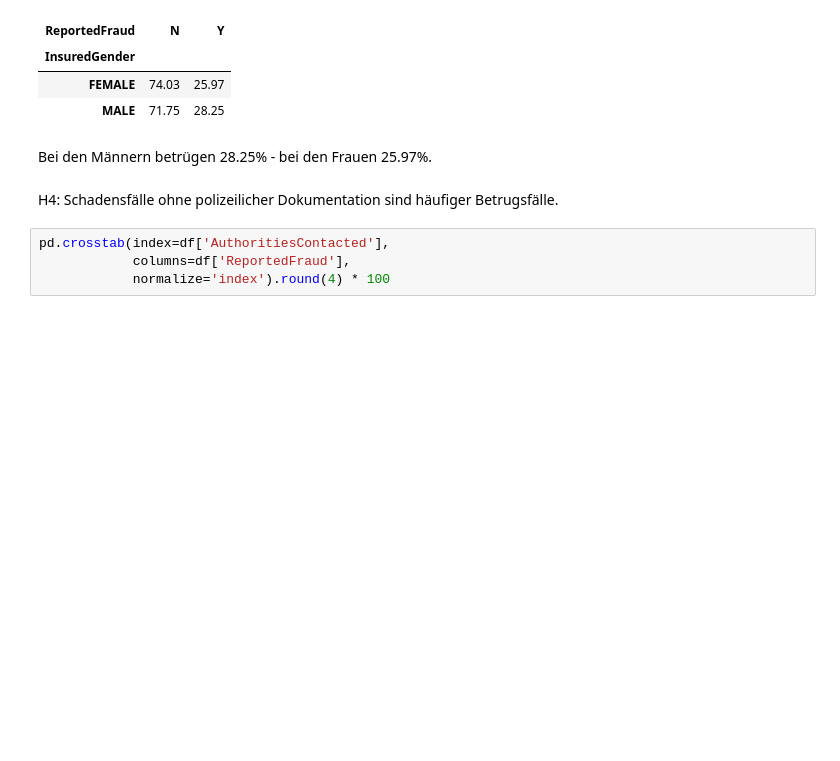
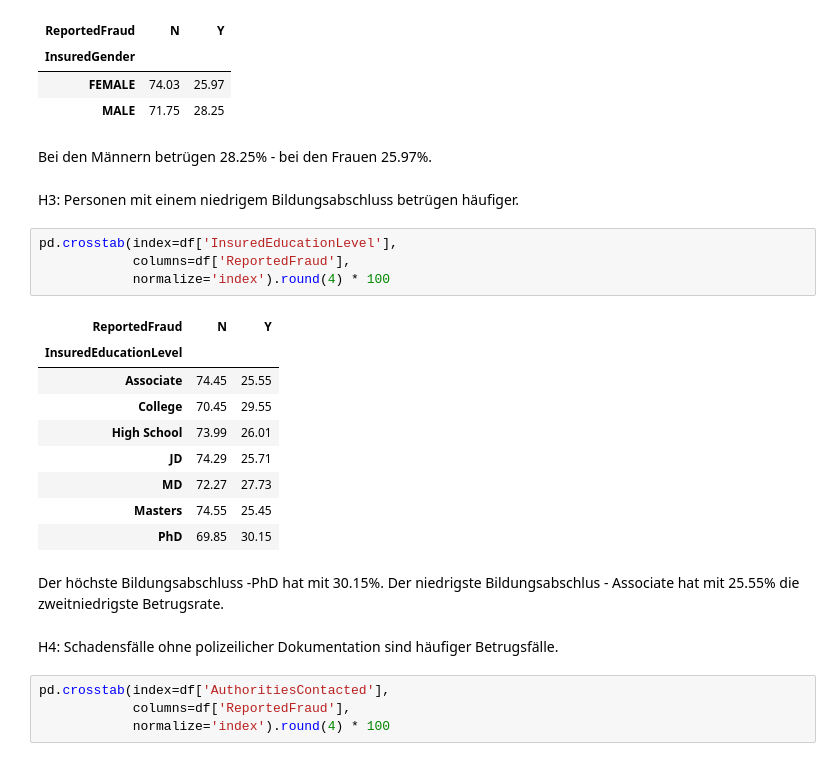
Before and after one commit to christophersegatz/dst-project, a Jupyter notebook: notebooks/draft-analysis.ipynb, the cells around one changed output. Drawn from its saved outputs; the diff is of its cells as text; blank space fills up the shorter version.

```diff
--- a/notebooks/draft-analysis.ipynb
+++ b/notebooks/draft-analysis.ipynb
@@ -206,6 +206,24 @@ pd.crosstab(index=df['InsuredGender'],
 | MALE | 71.75 | 28.25 |
 # %% [markdown]
 Bei den Männern betrügen 28.25% - bei den Frauen 25.97%.
+# %% [markdown]
+H3: Personen mit einem niedrigem Bildungsabschluss betrügen häufiger.
+# %%
+pd.crosstab(index=df['InsuredEducationLevel'],
+            columns=df['ReportedFraud'],
+            normalize='index').round(4) * 100
+# %% [output]
+| ReportedFraud | N | Y |
+| InsuredEducationLevel |  |  |
+| Associate | 74.45 | 25.55 |
+| College | 70.45 | 29.55 |
+| High School | 73.99 | 26.01 |
+| JD | 74.29 | 25.71 |
+| MD | 72.27 | 27.73 |
+| Masters | 74.55 | 25.45 |
+| PhD | 69.85 | 30.15 |
+# %% [markdown]
+Der höchste Bildungsabschluss -PhD hat mit 30.15%. Der niedrigste Bildungsabschlus - Associate hat mit 25.55% die zweitniedrigste Betrugsrate.
 # %% [markdown]
 H4: Schadensfälle ohne polizeilicher Dokumentation sind häufiger Betrugsfälle.
 # %%
```
